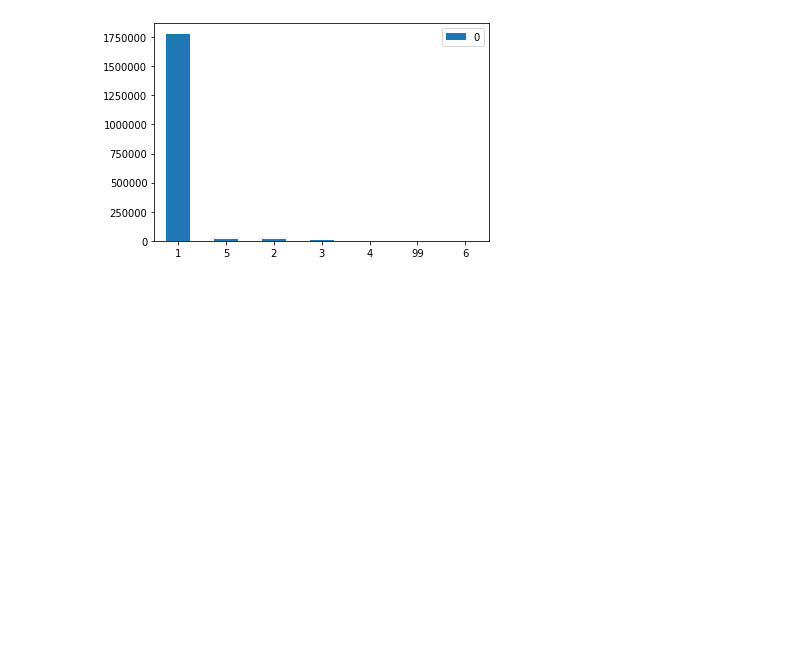
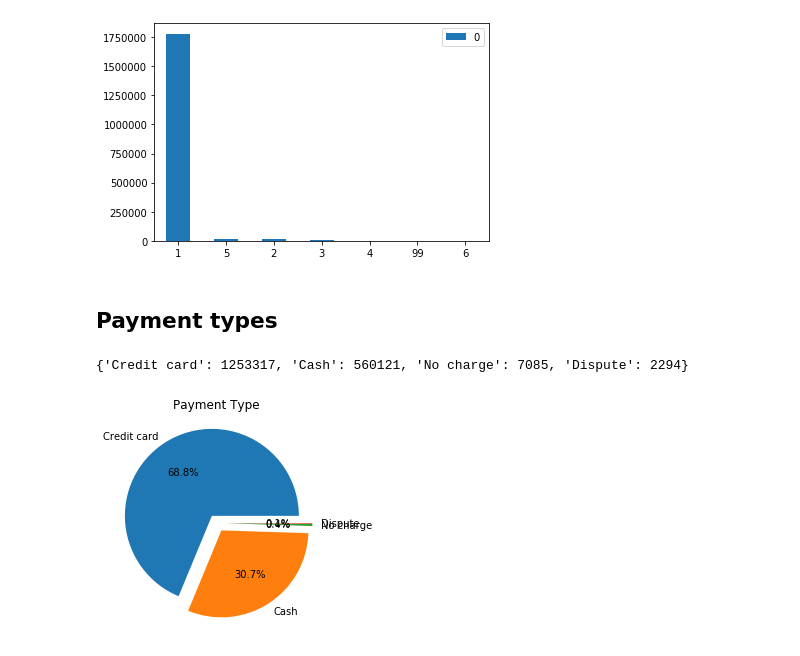
Before and after one commit to zach96guan/15-688_PDS_Project, a Jupyter notebook: data_analysis_zach.ipynb, the cells around one changed output. Cells and saved outputs as stored; diff of their text form; code cells hidden in the pictures; blank space fills up the shorter version.

```diff
--- a/data_analysis_zach.ipynb
+++ b/data_analysis_zach.ipynb
@@ -218,3 +218,27 @@ df_rate_code = pd.DataFrame(rate_code_counter.values(), index=rate_code_counter.
 ax = df_rate_code.plot.bar(rot=0)
 # %% [output]
 [figure]
+# %% [markdown]
+## Payment types
+# %%
+payment_types = {1: "Credit card", 2: "Cash", 3: "No charge", 4: "Dispute"}
+x = [payment_types[idx] for idx in list(df["payment_type"].value_counts().index)]
+y = list(df["payment_type"].value_counts().values)
+
+# plt.bar(x, y, align='center', alpha=0.5)
+# plt.xlabel('Payment Type')
+# plt.ylabel('Number of Rides')
+# plt.show()
+
+dic = {}
+for i in range(len(x)):
+    dic[x[i]] = y[i]
+print(dic)
+
+fig, ax = plt.subplots()
+ax.pie(y, labels=x, explode=(0.1, 0.1, 0.1, 0.1), autopct='%1.1f%%')
+ax.set_title('Payment Type')
+plt.show()
+# %% [output]
+{'Credit card': 1253317, 'Cash': 560121, 'No charge': 7085, 'Dispute': 2294}
+[figure, added]
```
Also changed, not shown: parts of 5 cells of this notebook.
